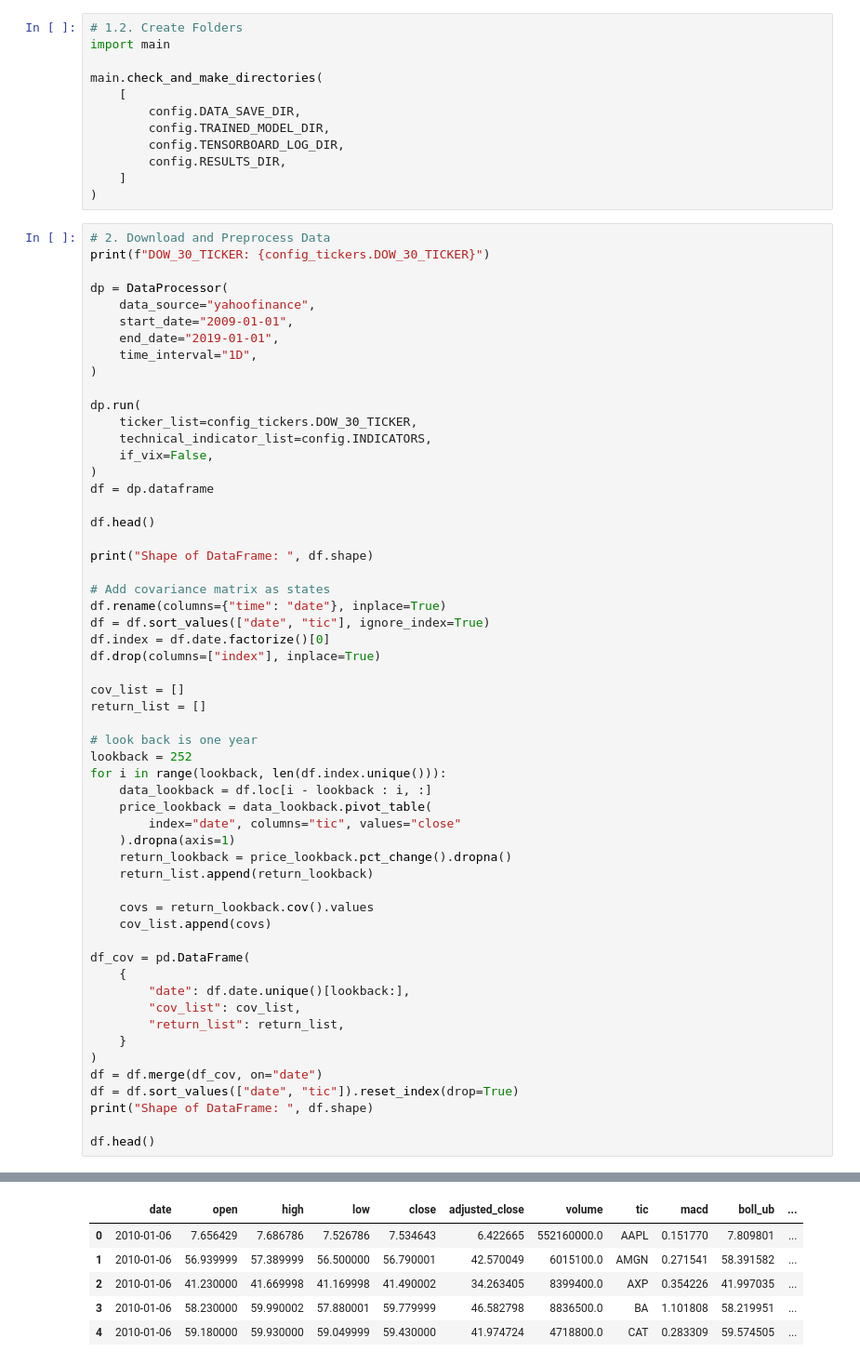
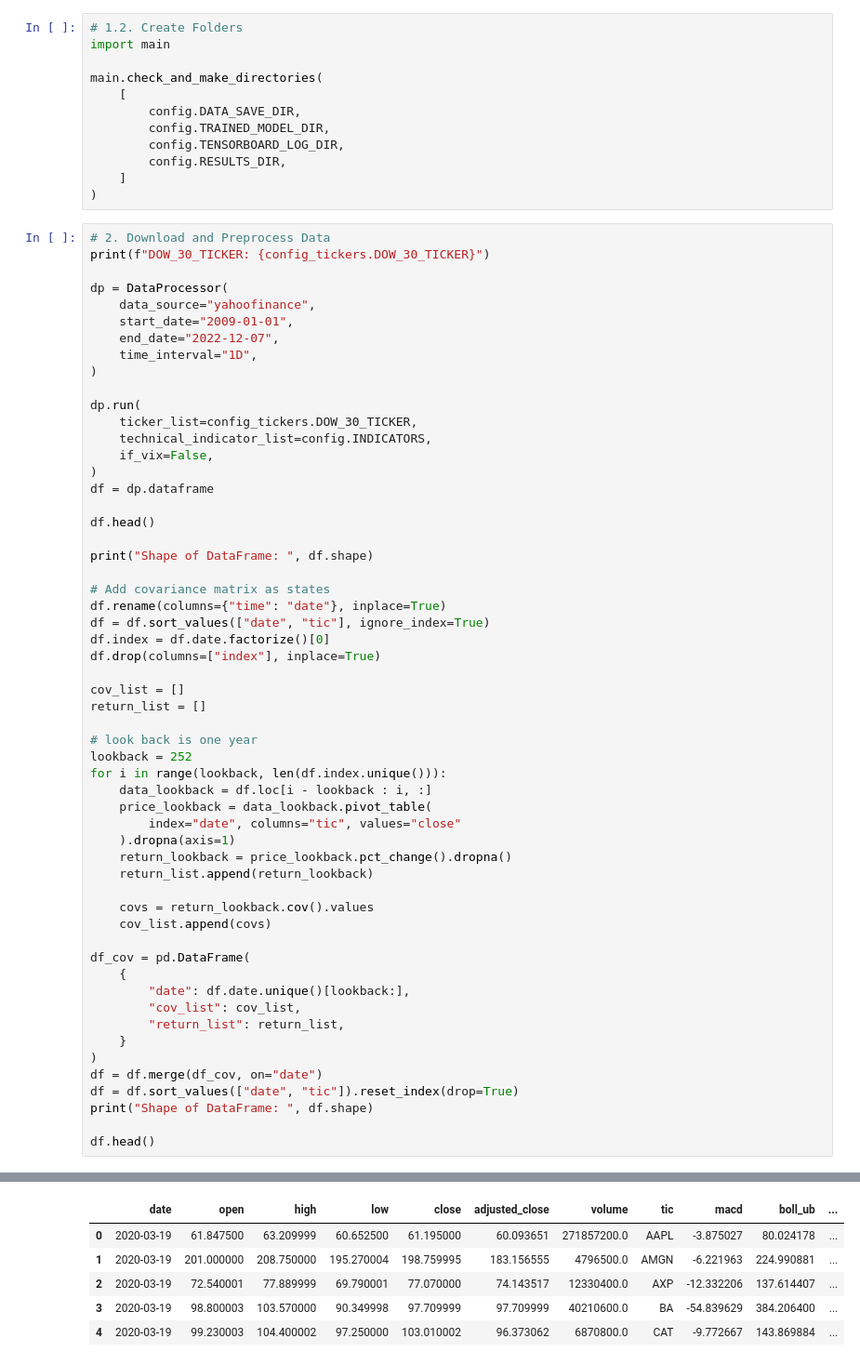
Before and after one commit to Alexk2468/DRLTrading, a Jupyter notebook: tutorials/1-Introduction/DRLTrading.ipynb, the cells around one changed output, grey strips where cells are left out. Shown at 93% size. Cells and saved outputs as stored; diff of their text form.

```diff
--- a/tutorials/1-Introduction/DRLTrading.ipynb
+++ b/tutorials/1-Introduction/DRLTrading.ipynb
@@ -53,7 +53,7 @@ print(f"DOW_30_TICKER: {config_tickers.DOW_30_TICKER}")
 dp = DataProcessor(
     data_source="yahoofinance",
     start_date="2009-01-01",
-    end_date="2019-01-01",
+    end_date="2022-12-07",
     time_interval="1D",
 )
 
@@ -123,9 +123,9 @@ Shape of DataFrame:  (65598, 18)
 |  | date | open | high | low | close | adjusted_close | volume | tic | macd | boll_ub | ... |
-| 0 | 2010-01-06 | 7.656429 | 7.686786 | 7.526786 | 7.534643 | 6.422665 | 552160000.0 | AAPL | 0.151770 | 7.809801 | ... |
-| 1 | 2010-01-06 | 56.939999 | 57.389999 | 56.500000 | 56.790001 | 42.570049 | 6015100.0 | AMGN | 0.271541 | 58.391582 | ... |
-| 2 | 2010-01-06 | 41.230000 | 41.669998 | 41.169998 | 41.490002 | 34.263405 | 8399400.0 | AXP | 0.354226 | 41.997035 | ... |
-| 3 | 2010-01-06 | 58.230000 | 59.990002 | 57.880001 | 59.779999 | 46.582798 | 8836500.0 | BA | 1.101808 | 58.219951 | ... |
-| 4 | 2010-01-06 | 59.180000 | 59.930000 | 59.049999 | 59.430000 | 41.974724 | 4718800.0 | CAT | 0.283309 | 59.574505 | ... |
+| 0 | 2020-03-19 | 61.847500 | 63.209999 | 60.652500 | 61.195000 | 60.093651 | 271857200.0 | AAPL | -3.875027 | 80.024178 | ... |
+| 1 | 2020-03-19 | 201.000000 | 208.750000 | 195.270004 | 198.759995 | 183.156555 | 4796500.0 | AMGN | -6.221963 | 224.990881 | ... |
+| 2 | 2020-03-19 | 72.540001 | 77.889999 | 69.790001 | 77.070000 | 74.143517 | 12330400.0 | AXP | -12.332206 | 137.614407 | ... |
+| 3 | 2020-03-19 | 98.800003 | 103.570000 | 90.349998 | 97.709999 | 97.709999 | 40210600.0 | BA | -54.839629 | 384.206400 | ... |
+| 4 | 2020-03-19 | 99.230003 | 104.400002 | 97.250000 | 103.010002 | 96.373062 | 6870800.0 | CAT | -9.772667 | 143.869884 | ... |
 # %%
 # 4. Design Environment
 
```
Also changed, not shown: parts of 13 cells of this notebook, 18 other files.
